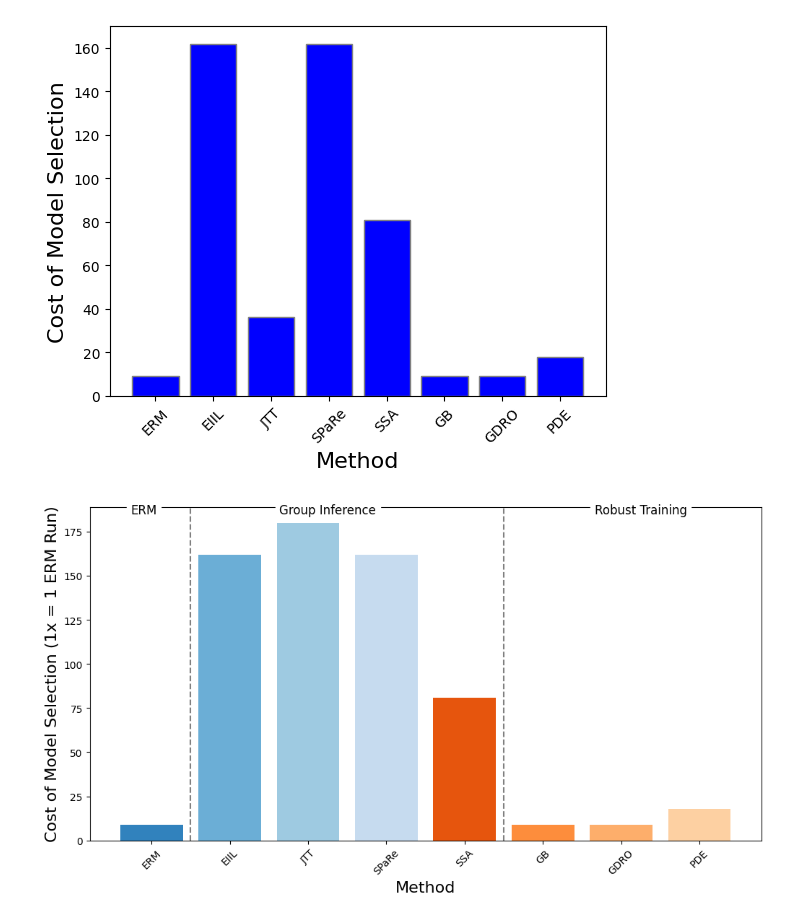
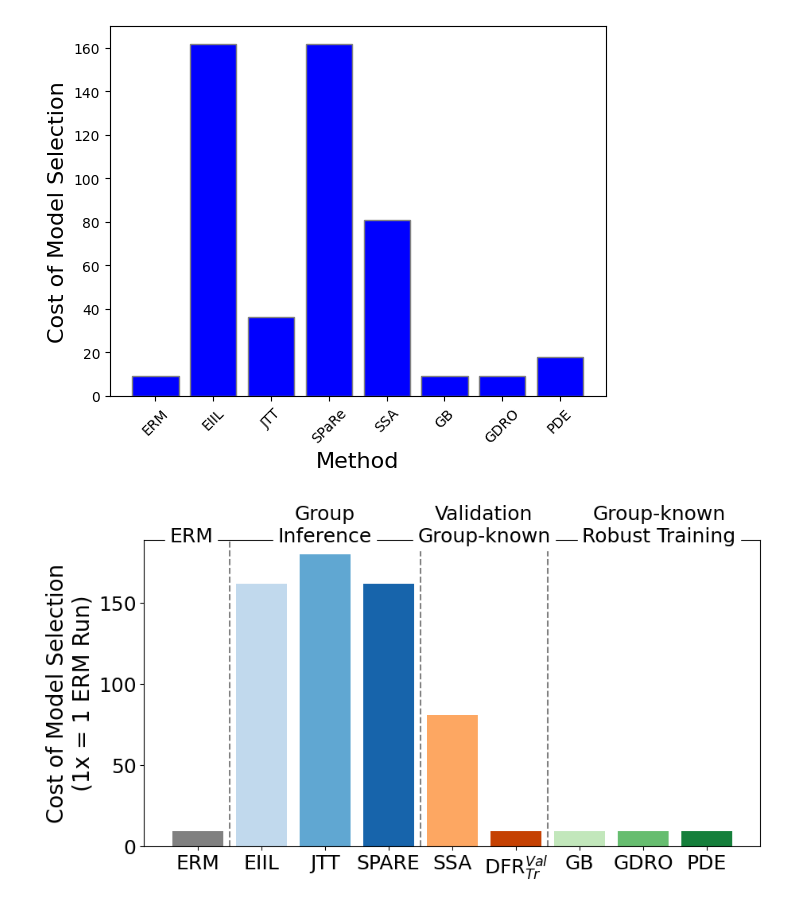
Before and after one commit to YuYang0901/spuco_plots, a Jupyter notebook: plots.ipynb, the cells around one changed output. Cells and saved outputs as stored; diff of their text form; code cells hidden in the pictures.

```diff
--- a/plots.ipynb
+++ b/plots.ipynb
@@ -42,0 +55,5 @@ for key in sorted(trainset.group_partition.keys()):
+# %%
+sizes = {}
+for key in sorted(testset.group_partition.keys()):
+    sizes[key] = len(testset.group_partition[key])
+    print(key, sizes[key])
@@ -483,7 +730,7 @@ num_methods = len(method_names)
 width = 0.05  # the width of the bars, adjust if necessary to fit all methods
 
 # Increase the figure size for better visibility
-fig, ax = plt.subplots(figsize=(20, 8))
+fig, ax = plt.subplots(figsize=(20, 5))
 
 # Plot bars
 for i, (attribute, measurement) in enumerate(zip(method_names, processed_data)):
@@ -491,22 +738,23 @@ for i, (attribute, measurement) in enumerate(zip(method_names, processed_data)):
     rects = ax.bar(x + offset, measurement, width, label=attribute)
 
 # Set labels and titles
-ax.set_ylabel('Worst-group Accuracy (%)', fontsize=12)
-print(x)
+ax.set_ylabel('Worst-group Accuracy (%)', fontsize=16)
 ax.set_xticks(x)
-ax.set_xticklabels(dataset_names)
+ax.set_xticklabels(dataset_names, fontsize=16)
+# set ytick size
+ax.tick_params(axis='y', labelsize=16)
 
 # Draw vertical lines for dividers
 # Assuming divider_indices is a list of indices where the vertical lines should be drawn
-divider_indices = [3.5]  # Change these indices as per your datasets
+divider_indices = [2.5]  # Change these indices as per your datasets
 for idx in divider_indices:
     ax.axvline(x=idx, color='grey', linestyle='--')
 
 # Add text annotations for categories
 # Assuming category_positions is a dictionary with categories and their positions
-category_positions = {'Existing Datasets': 1.5, 'Our Datasets': 4.5}
+category_positions = {'Existing Datasets': 1, 'Our Datasets': 4}
 for category, pos in category_positions.items():
-    ax.text(pos, ax.get_ylim()[1] * 0.95, category, ha='center', va='top', fontsize=12, backgroundcolor='white')
+    ax.text(pos, ax.get_ylim()[1] * 1, category, ha='center', va='top', fontsize=16, backgroundcolor='white')
 
 # Add grid only on y-axis and behind the bars
 ax.yaxis.grid(True, linestyle='--', which='major', color='grey', alpha=.25)
@@ -516,7 +764,7 @@ ax.set_axisbelow(True)
 ax.set_ylim(min(-10, min(np.array(processed_data).flatten())), max(20, max(np.array(processed_data).flatten())))
 
 # Place the legend outside the plot
-ax.legend(loc='upper left', bbox_to_anchor=(1, 0.5), title='Methods')
+ax.legend(loc='upper left', bbox_to_anchor=(1, 1), title='Methods', title_fontsize=16, fontsize=16)
 # Show the plot
 plt.show()
 fig.savefig(f"main_results.pdf", bbox_inches='tight')
@@ -638,36 +1047,38 @@ plt.show()
 # %%
 import matplotlib.pyplot as plt
 import numpy as np
 
 # Adjusted data for only Grid Search Size
-methods = ['ERM', 'EIIL', 'JTT', 'SPaRe', 'SSA', 'GB', 'GDRO', 'PDE']
-grid_search_sizes = [9, 18*9, 36*5, 18*9, 9*9, 9, 9, 18]
+# methods = ['ERM', 'EIIL', 'JTT', 'SPaRe', 'SSA', 'GB', 'GDRO', 'PDE']
+methods = ['ERM', 'EIIL', 'JTT', 'SPARE', 'SSA', r"DFR$^{Val}_{Tr}$", 'GB', 'GDRO', 'PDE']
+grid_search_sizes = [9, 18*9, 36*5, 18*9, 9*9, 9, 9, 9, 9]
 
 # Create a taller bar plot by adjusting the figsize
-fig, ax = plt.subplots(figsize=(12, 6))  # Adjust the figsize as needed
+fig, ax = plt.subplots(figsize=(10, 5))  # Adjust the figsize as needed
 
 # Define colors using 'tab20' colormap
-colors = plt.cm.tab20c(np.arange(len(methods)))
+colors = color_palette #plt.cm.tab20c(np.arange(len(methods)))
 
 # Make the plot
 ax.bar(methods, grid_search_sizes, color=colors)
 
 # Adding labels
-ax.set_xlabel('Method', fontsize=16)
-ax.set_ylabel('Cost of Model Selection (1x = 1 ERM Run)', fontsize=16)
+ax.set_xlabel('')
+ax.set_ylabel('Cost of Model Selection\n(1x = 1 ERM Run)', fontsize=20)
 ax.set_xticks(range(len(methods)))  # This should set the tick locations correctly
-ax.set_xticklabels(methods, rotation=45)  # This will rotate the labels to fit better
+ax.set_xticklabels(methods, fontsize=18)  # This will rotate the labels to fit better
+ax.tick_params(axis='y', labelsize=18)
 
 # Draw vertical lines for dividers
-divider_indices = [0.5, 4.5]  # Change these indices as per your datasets
+divider_indices = [0.5, 3.5, 5.5]  # Change these indices as per your datasets
 for idx in divider_indices:
     ax.axvline(x=idx, color='grey', linestyle='--')
 
 # Add text annotations for categories
-category_positions = {'ERM': -0.1, 'Group Inference': 2.25, 'Robust Training': 6.25}
+category_positions = {'ERM': -0.1, 'Group\nInference': 2, 'Validation\nGroup-known': 4.5, 'Group-known\nRobust Training': 7.25}
 for category, pos in category_positions.items():
-    ax.text(pos, ax.get_ylim()[1]*1.01, category, ha='center', va='top', fontsize=12, backgroundcolor='white')
+    ax.text(pos, ax.get_ylim()[1]*0.98, category, ha='center', va='bottom', fontsize=18, backgroundcolor='white')
 
 fig.savefig("model_sel_cost.pdf", bbox_inches="tight")
 # %% [output]
-[figure, old version]
+[figure, new version]
```
Also changed, not shown: parts of 28 cells of this notebook.
